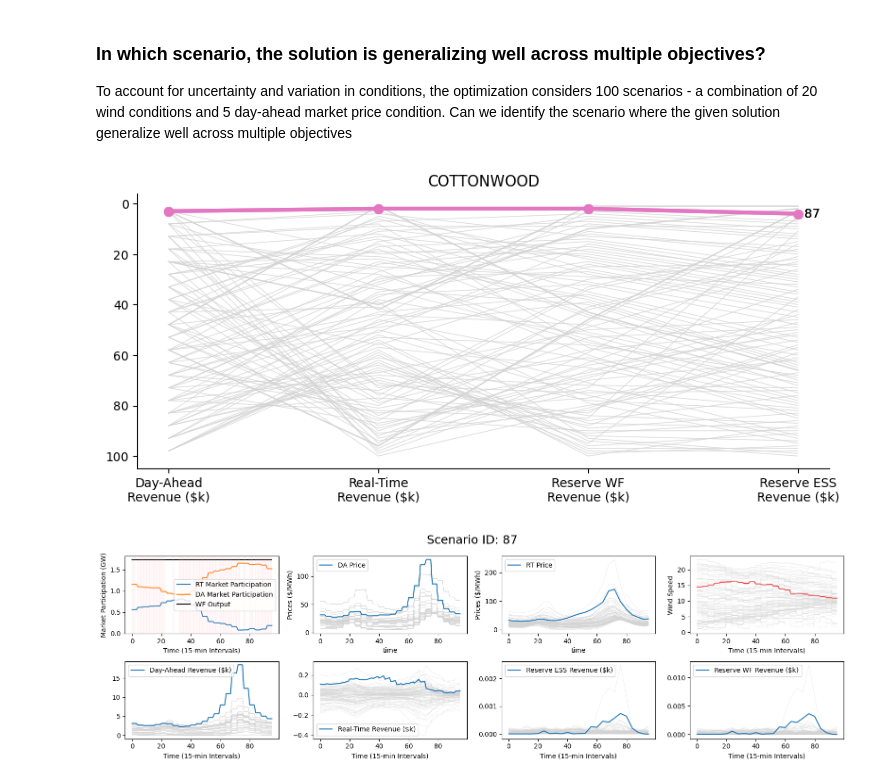
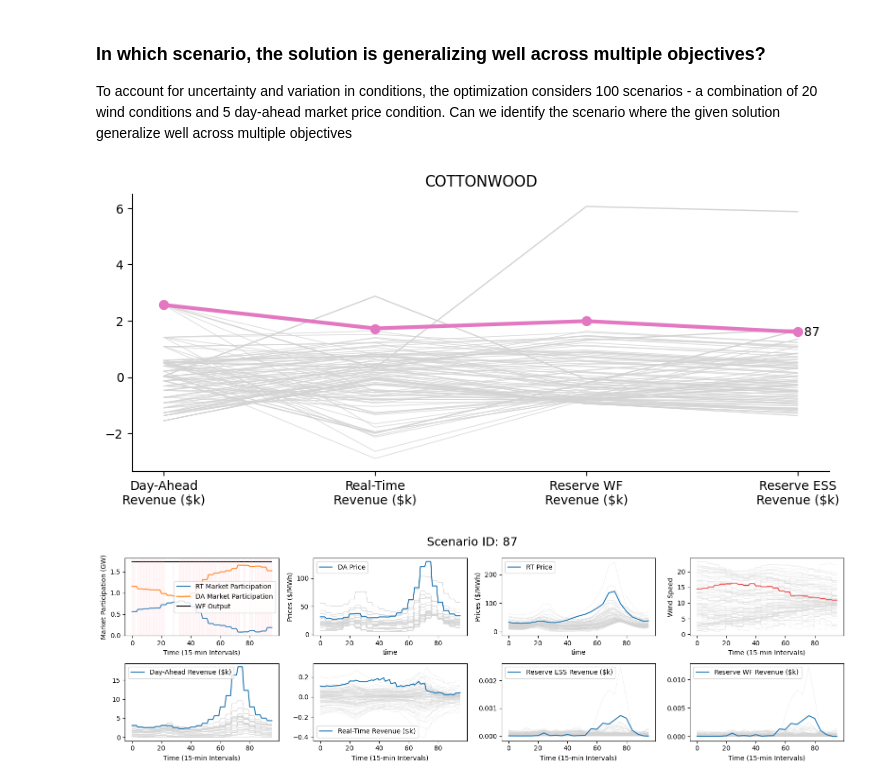
Before and after one commit to pnnl/pyMOODS, a Jupyter notebook: notebooks/Studies/MoCoDo_Solution_Data.ipynb, the cells around one changed output. Drawn from its saved outputs; the diff is of its cells as text; code cells hidden in the pictures.

```diff
--- a/notebooks/Studies/MoCoDo_Solution_Data.ipynb
+++ b/notebooks/Studies/MoCoDo_Solution_Data.ipynb
@@ -407,29 +419,29 @@ To account for uncertainty and variation in conditions, the optimization conside
 # %%
 self = tl.DirectTradeoffLattice(
     df_design_scenario, ovars_scenario, dvars,
     ascending=ascending,
     # max_specializers=3,
     # min_specializers=1,
     n_generalizers=1,
 )
 
 plt.figure(figsize=(10, 4))
 self.plot_ovars_parallel_coords(
     x_label_format=ovar_format,
-    use_rank=True,
+    use_rank=False,
     include_all_generalizers=True,
     reorder=False,
     highlight_generalizers=True,
     # facets = [
     #     i[1]
     #     for i in self.rank.index
     # ]
 )
 plt.title("COTTONWOOD")
 
 plt.subplots_adjust(hspace=1)
 # %% [output]
-[figure, old version]
+[figure, new version]
 # %%
 for s in self.generalizers.values:
     plot_scenario(df_scenario.loc[s], rated_power, s)
```
Also changed, not shown: parts of 7 cells of this notebook, 5 other files.
